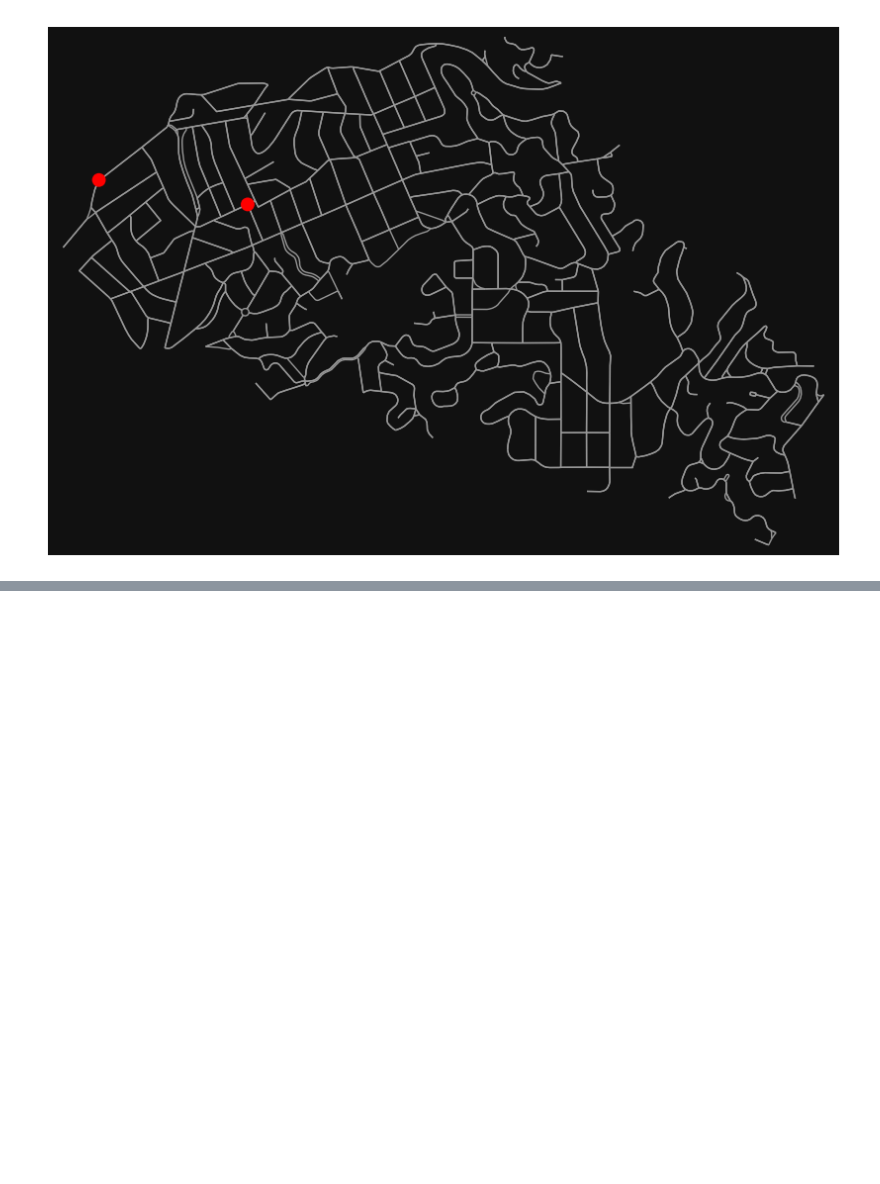
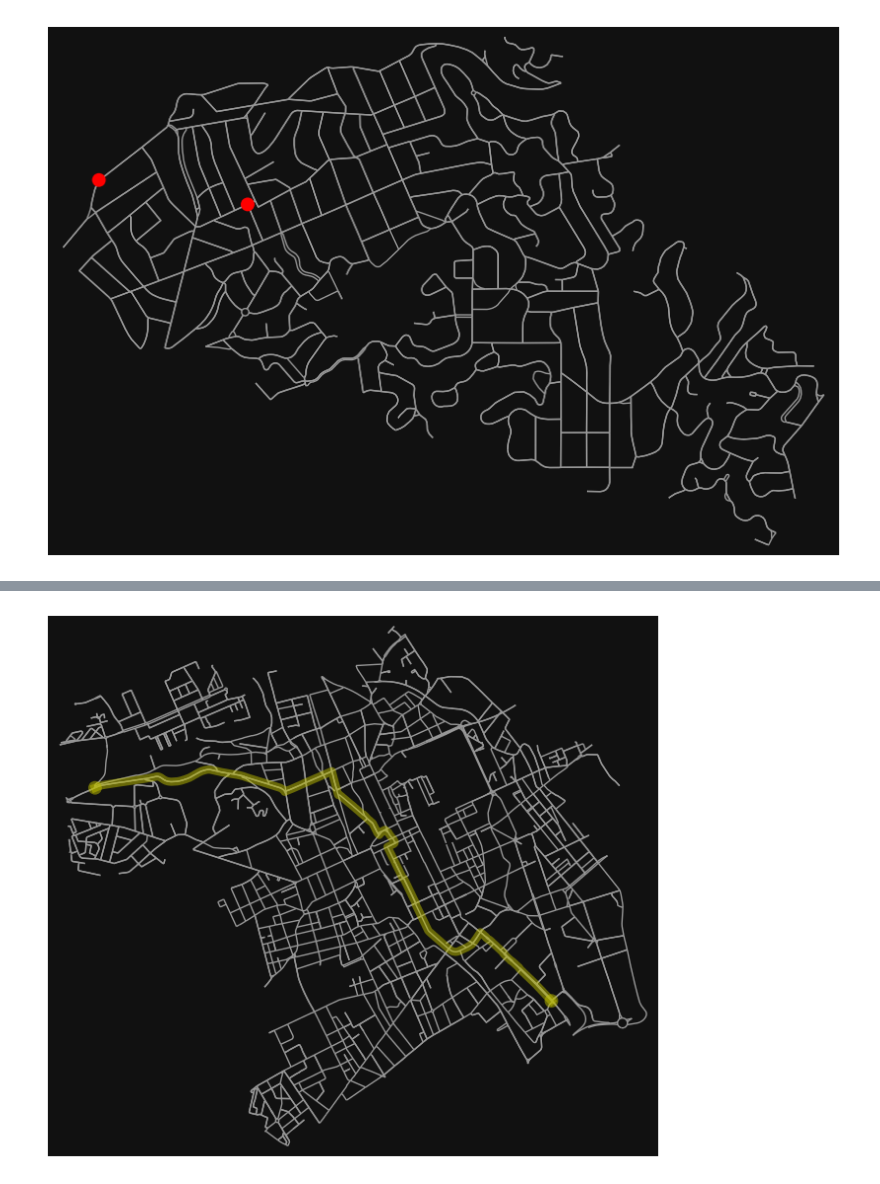
Before and after one commit to titouanlegourrierec/osmnx, a Jupyter notebook: test.ipynb, the cells around one changed output, grey strips where cells are left out. Cells and saved outputs as stored; diff of their text form; code cells hidden in the pictures; blank space fills up the shorter version.

```diff
--- a/test.ipynb
+++ b/test.ipynb
@@ -26,0 +26,13 @@ HTML(anim.to_html5_video())
+# %%
+# Big graph
+
+place = "Nancy, France"
+G1 = ox.graph_from_place(place, network_type="drive")
+Gp1 = ox.project_graph(G1)
+
+orig1 = list(G1)[0]
+dest1 = list(G1)[120]
+route1 = ox.shortest_path(G1, orig1, dest1, weight="length")
+fig1, ax1 = ox.plot_graph_route(G1, route1, route_color="y", route_linewidth=6, node_size=0)
+# %% [output]
+[figure, added]
```
Also changed, not shown: parts of 5 cells of this notebook, 1 other file.
